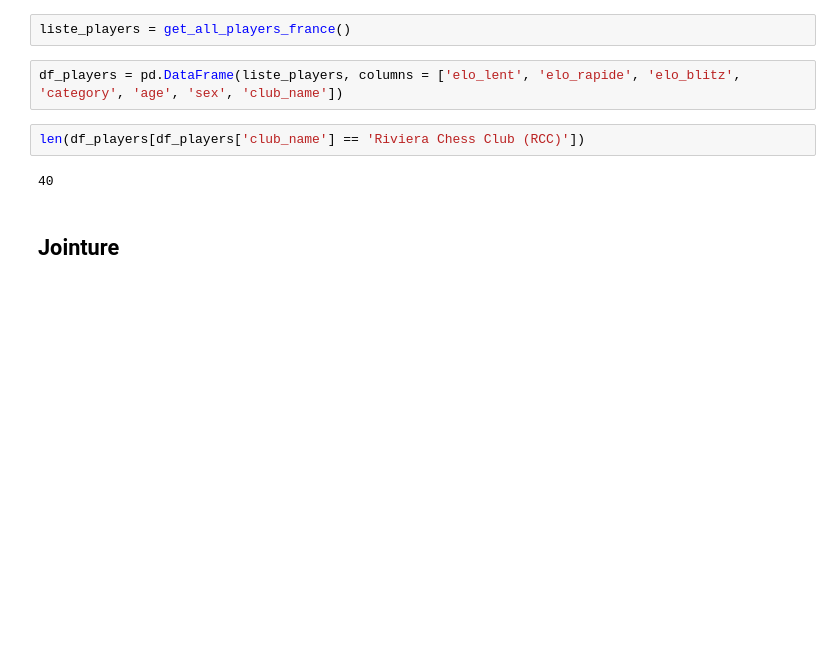
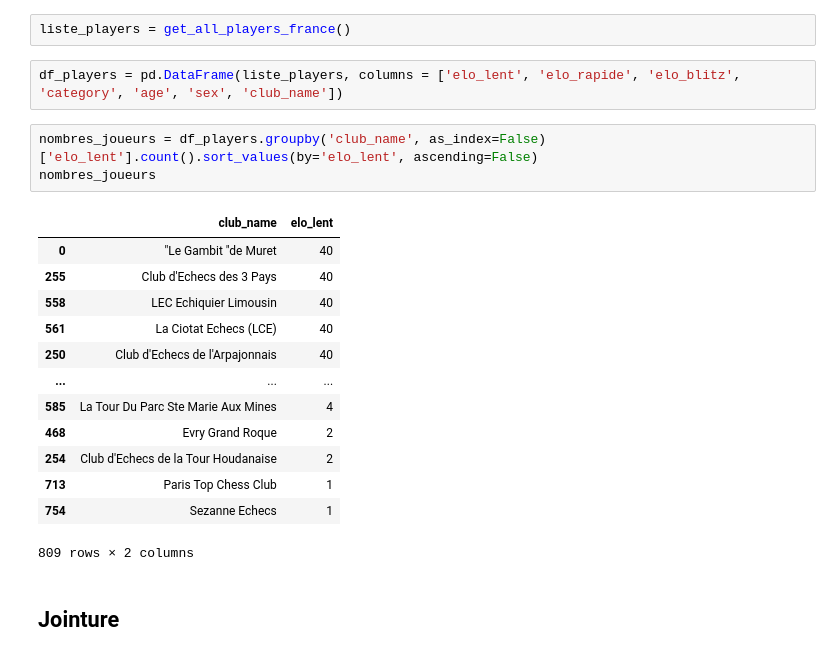
Before and after one commit to antoine-palazz/30daysmapchallenge2022, a Jupyter notebook: day20_favourite/day20.ipynb, the cells around one changed output. Drawn from its saved outputs; the diff is of its cells as text; blank space fills up the shorter version.

```diff
--- a/day20_favourite/day20.ipynb
+++ b/day20_favourite/day20.ipynb
@@ -165,9 +186,22 @@ liste_players = get_all_players_france()
 # %%
 df_players = pd.DataFrame(liste_players, columns = ['elo_lent', 'elo_rapide', 'elo_blitz', 'category', 'age', 'sex', 'club_name'])
 # %%
-len(df_players[df_players['club_name'] == 'Riviera Chess Club (RCC)'])
+nombres_joueurs = df_players.groupby('club_name', as_index=False)['elo_lent'].count().sort_values(by='elo_lent', ascending=False)
+nombres_joueurs
 # %% [output]
+|  | club_name | elo_lent |
+| 0 | "Le Gambit "de Muret | 40 |
+| 255 | Club d'Echecs des 3 Pays | 40 |
+| 558 | LEC Echiquier Limousin | 40 |
+| 561 | La Ciotat Echecs (LCE) | 40 |
+| 250 | Club d'Echecs de l'Arpajonnais | 40 |
+| ... | ... | ... |
+| 585 | La Tour Du Parc Ste Marie Aux Mines | 4 |
+| 468 | Evry Grand Roque | 2 |
+| 254 | Club d'Echecs de la Tour Houdanaise | 2 |
+| 713 | Paris Top Chess Club | 1 |
+| 754 | Sezanne Echecs | 1 |
-40
+809 rows × 2 columns
 # %% [markdown]
 ## Jointure
 # %%
```
Also changed, not shown: parts of 9 cells of this notebook, 1 other file.
